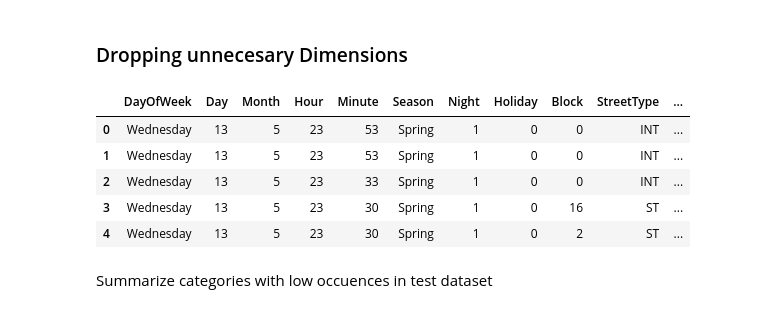
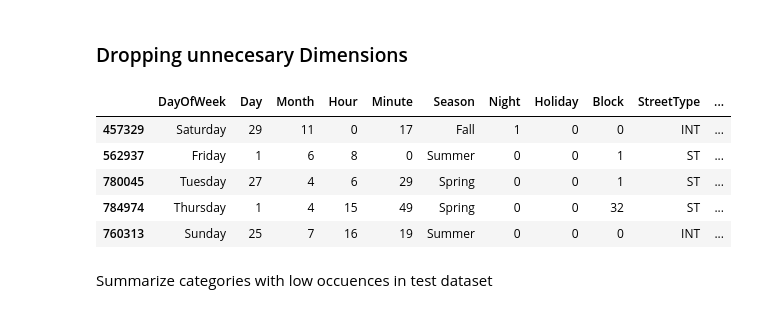
Before and after one commit to hannesharnisch/kaggle-sf-crime, a Jupyter notebook: 02-data-preparation.ipynb, the cells around one changed output. Cells and saved outputs as stored; diff of their text form; code cells hidden in the pictures.

Commit message:
Changed train test split mechanism

```diff
--- a/02-data-preparation.ipynb
+++ b/02-data-preparation.ipynb
@@ -36,0 +48,16 @@ train.head()
+# %%
+def filter_2015_data_points(df, filter: bool):
+    df_copy = df.copy()
+    # Create a temporary column to convert 'Dates' to datetime
+    df_copy['TempDates'] = pd.to_datetime(df['Dates'])
+    # Filter rows where the year in 'TempDates' column is 2015
+    if filter:
+        df_2015 = df_copy[df_copy['TempDates'].dt.year != 2015]
+    else:
+        df_2015 = df_copy[df_copy['TempDates'].dt.year == 2015]
+    # Drop the temporary column
+    df_2015 = df_2015.drop(columns=['TempDates'])
+    return df_2015
+# %%
+train = filter_2015_data_points(full_train, True)
+test_2015 = filter_2015_data_points(full_train, False)
@@ -36,0 +72,7 @@ train.head()
+# %%
+num_test_points = 148026 # Number of data points which must be added to test set randomly
+test_size = num_test_points / len(train) # Determine the test size as a proportion of the total dataset
+train_df, test_df = train_test_split(train, test_size=test_size, random_state=42)
+# %%
+train = train_df
+test = pd.concat([test_2015, test_df], ignore_index=True)
@@ -258,17 +326,19 @@ test = test.drop(columns=['Address'])
 train = train.drop(columns=['Year'])
 # %%
 # Sort the columns to be more organized
-train = train[['DayOfWeek', 'Day', 'Month', 'Hour', 'Minute', 'Season', 'Night', 'Holiday', 'Block', 'StreetType', 'PdDistrict', 'lat', 'long', 'Category']]
-test = test[['Id', 'DayOfWeek', 'Day', 'Month', 'Hour', 'Minute', 'Season', 'Night', 'Holiday', 'Block', 'StreetType', 'PdDistrict', 'lat', 'long']]
+sorded_column_sequence = ['DayOfWeek', 'Day', 'Month', 'Hour', 'Minute', 'Season', 'Night', 'Holiday', 'Block', 'StreetType', 'PdDistrict', 'lat', 'long', 'Category']
+
+train = train[sorded_column_sequence]
+test = test[sorded_column_sequence]
 
 train.head()
 # %% [output]
 |  | DayOfWeek | Day | Month | Hour | Minute | Season | Night | Holiday | Block | StreetType | ... |
-| 0 | Wednesday | 13 | 5 | 23 | 53 | Spring | 1 | 0 | 0 | INT | ... |
-| 1 | Wednesday | 13 | 5 | 23 | 53 | Spring | 1 | 0 | 0 | INT | ... |
-| 2 | Wednesday | 13 | 5 | 23 | 33 | Spring | 1 | 0 | 0 | INT | ... |
-| 3 | Wednesday | 13 | 5 | 23 | 30 | Spring | 1 | 0 | 16 | ST | ... |
-| 4 | Wednesday | 13 | 5 | 23 | 30 | Spring | 1 | 0 | 2 | ST | ... |
+| 457329 | Saturday | 29 | 11 | 0 | 17 | Fall | 1 | 0 | 0 | INT | ... |
+| 562937 | Friday | 1 | 6 | 8 | 0 | Summer | 0 | 0 | 1 | ST | ... |
+| 780045 | Tuesday | 27 | 4 | 6 | 29 | Spring | 0 | 0 | 1 | ST | ... |
+| 784974 | Thursday | 1 | 4 | 15 | 49 | Spring | 0 | 0 | 32 | ST | ... |
+| 760313 | Sunday | 25 | 7 | 16 | 19 | Summer | 0 | 0 | 0 | INT | ... |
 # %% [markdown]
 Summarize categories with low occuences in test dataset
 # %%
```
Also changed, not shown: parts of 21 cells of this notebook.
